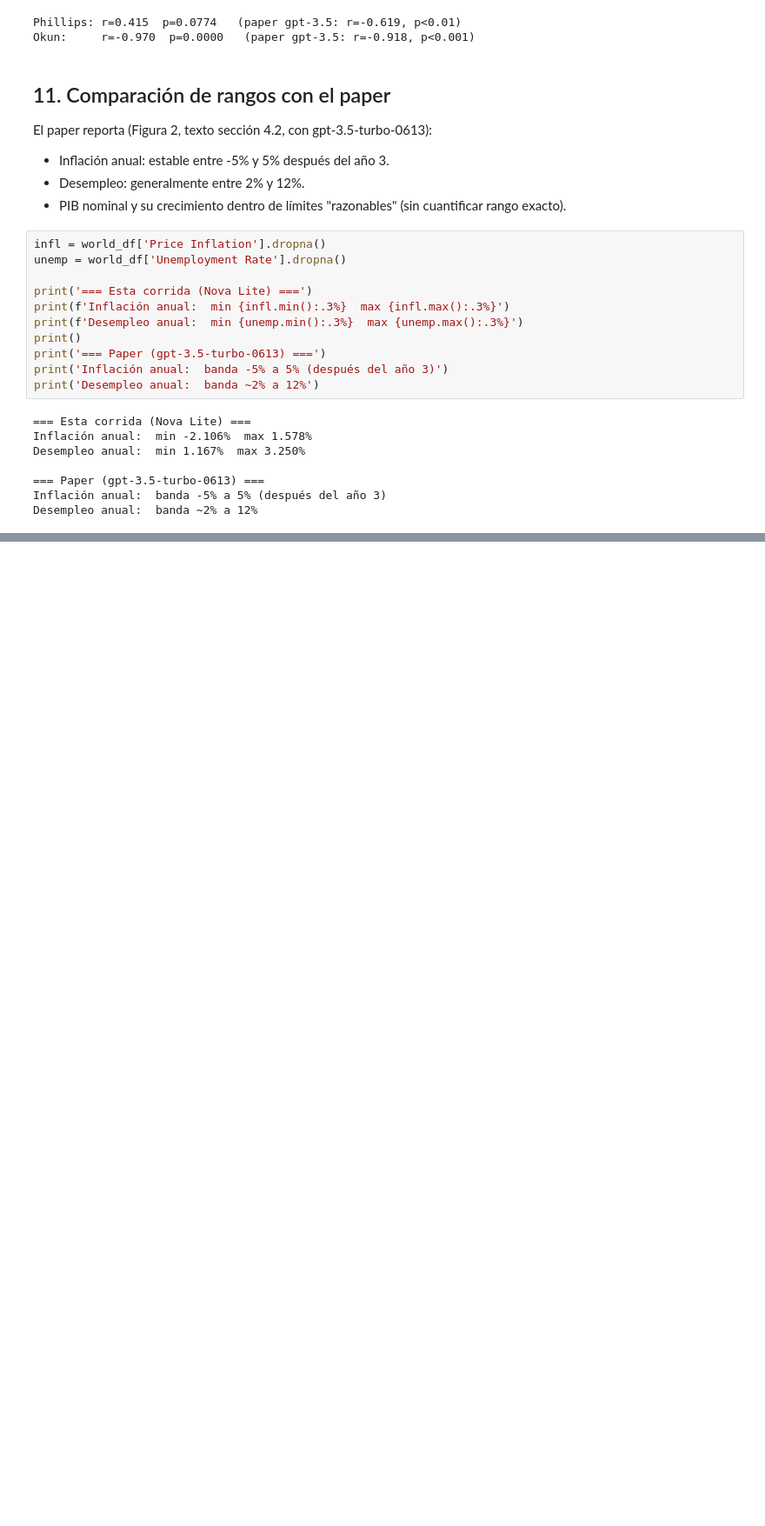
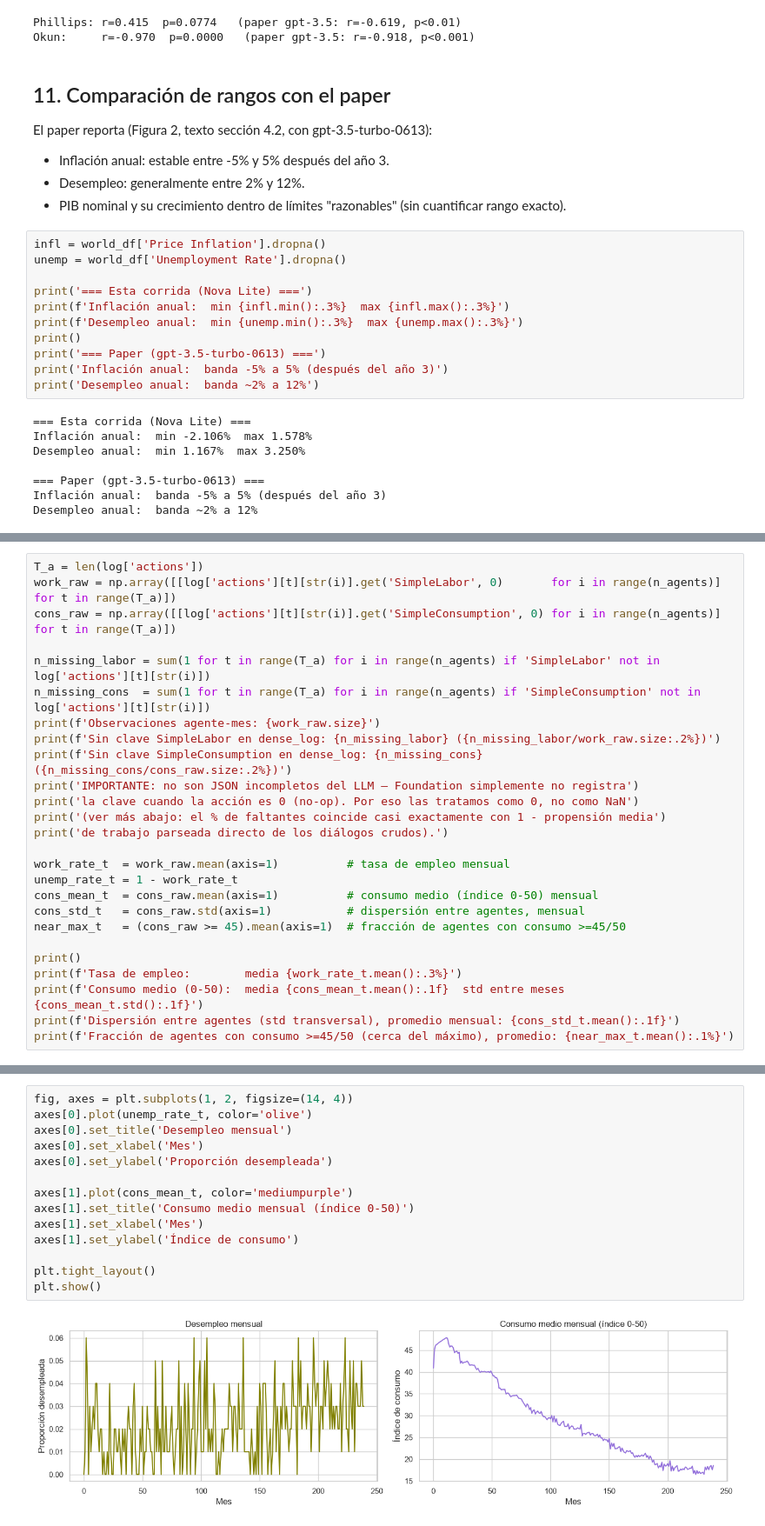
Before and after one commit to carbonecar/tesis_revisada, a Jupyter notebook: ACL24-EconAgent/analysis_novalite_100agents_240months.ipynb, the cells around one changed output, grey strips where cells are left out. Shown at 87% size. Drawn from its saved outputs; the diff is of its cells as text; blank space fills up the shorter version.

```diff
--- a/ACL24-EconAgent/analysis_novalite_100agents_240months.ipynb
+++ b/ACL24-EconAgent/analysis_novalite_100agents_240months.ipynb
@@ -430,0 +437,26 @@ Desempleo anual:  banda ~2% a 12%
+# %%
+T_a = len(log['actions'])
+work_raw = np.array([[log['actions'][t][str(i)].get('SimpleLabor', 0)       for i in range(n_agents)] for t in range(T_a)])
+cons_raw = np.array([[log['actions'][t][str(i)].get('SimpleConsumption', 0) for i in range(n_agents)] for t in range(T_a)])
+
+n_missing_labor = sum(1 for t in range(T_a) for i in range(n_agents) if 'SimpleLabor' not in log['actions'][t][str(i)])
+n_missing_cons  = sum(1 for t in range(T_a) for i in range(n_agents) if 'SimpleConsumption' not in log['actions'][t][str(i)])
+print(f'Observaciones agente-mes: {work_raw.size}')
+print(f'Sin clave SimpleLabor en dense_log: {n_missing_labor} ({n_missing_labor/work_raw.size:.2%})')
+print(f'Sin clave SimpleConsumption en dense_log: {n_missing_cons} ({n_missing_cons/cons_raw.size:.2%})')
+print('IMPORTANTE: no son JSON incompletos del LLM — Foundation simplemente no registra')
+print('la clave cuando la acción es 0 (no-op). Por eso las tratamos como 0, no como NaN')
+print('(ver más abajo: el % de faltantes coincide casi exactamente con 1 - propensión media')
+print('de trabajo parseada directo de los diálogos crudos).')
+
+work_rate_t  = work_raw.mean(axis=1)          # tasa de empleo mensual
+unemp_rate_t = 1 - work_rate_t
+cons_mean_t  = cons_raw.mean(axis=1)          # consumo medio (índice 0-50) mensual
+cons_std_t   = cons_raw.std(axis=1)           # dispersión entre agentes, mensual
+near_max_t   = (cons_raw >= 45).mean(axis=1)  # fracción de agentes con consumo >=45/50
+
+print()
+print(f'Tasa de empleo:        media {work_rate_t.mean():.3%}')
+print(f'Consumo medio (0-50):  media {cons_mean_t.mean():.1f}  std entre meses {cons_mean_t.std():.1f}')
+print(f'Dispersión entre agentes (std transversal), promedio mensual: {cons_std_t.mean():.1f}')
+print(f'Fracción de agentes con consumo >=45/50 (cerca del máximo), promedio: {near_max_t.mean():.1%}')
@@ -430,0 +476,16 @@ Desempleo anual:  banda ~2% a 12%
+# %%
+fig, axes = plt.subplots(1, 2, figsize=(14, 4))
+axes[0].plot(unemp_rate_t, color='olive')
+axes[0].set_title('Desempleo mensual')
+axes[0].set_xlabel('Mes')
+axes[0].set_ylabel('Proporción desempleada')
+
+axes[1].plot(cons_mean_t, color='mediumpurple')
+axes[1].set_title('Consumo medio mensual (índice 0-50)')
+axes[1].set_xlabel('Mes')
+axes[1].set_ylabel('Índice de consumo')
+
+plt.tight_layout()
+plt.show()
+# %% [output]
+[figure, added]
```
Also changed, not shown: parts of 14 cells of this notebook, 57 other files.
